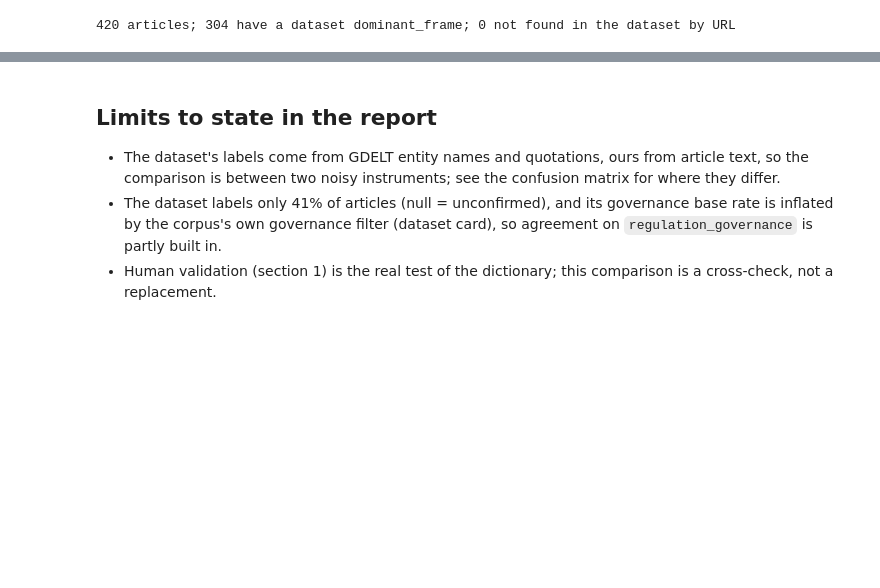
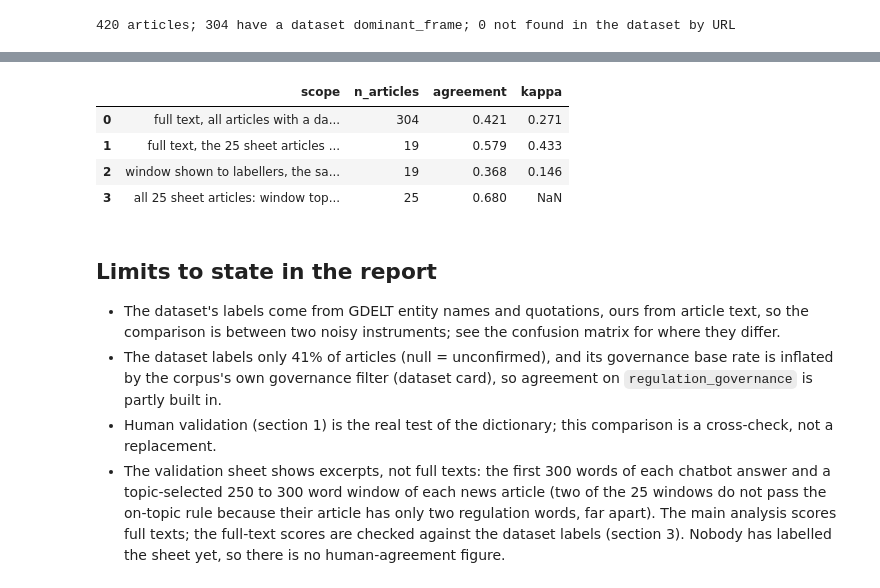
Before and after one commit to Annjnk/Text-Analytics-NLP-CA, a Jupyter notebook: 08_validation_and_dataset_labels.ipynb, the cells around one changed output, grey strips where cells are left out. Cells and saved outputs as stored; diff of their text form; code cells hidden in the pictures; blank space fills up the shorter version.

```diff
--- a/08_validation_and_dataset_labels.ipynb
+++ b/08_validation_and_dataset_labels.ipynb
@@ -275,5 +368,33 @@ ex.head(10)
+# %%
+kn = key[key["source"] == "news"].set_index("ref")
+w = cmp_.set_index("doc_id").loc[kn.index].copy(); w.index.name = "doc_id"
+w["our_top_frame_window"] = kn["lexicon_top_frame"]; w["hits_window"] = kn["lexicon_hits"].astype(int)
+w["our_top_frame_full_text"] = w["our_top_frame"]; w["hits_full_text"] = w["hits_total"].astype(int)
+w = w.join(win_info.set_index("doc_id")[["words", "passes_rule"]].rename(columns={"words": "window_words", "passes_rule": "window_passes_rule"}))
+has = w["dominant_frame"].notna()
+w["agree_window"] = np.where(has, w["our_top_frame_window"] == w["dominant_frame"], np.nan); w["agree_full_text"] = np.where(has, w["our_top_frame_full_text"] == w["dominant_frame"], np.nan)
+w.reset_index().rename(columns={"dominant_frame": "dataset_dominant_frame"})[["doc_id", "region", "dataset_dominant_frame", "our_top_frame_window", "our_top_frame_full_text", "hits_window", "hits_full_text",
+    "window_words", "window_passes_rule", "agree_window", "agree_full_text"]].to_csv(OUT / "dataset_label_comparison_windows.csv", index=False)
+
+def scope(name, a, b):
+    a, b = list(a), list(b); return {"scope": name, "n_articles": len(a), "agreement": round(float(np.mean([x == y for x, y in zip(a, b)])), 3), "kappa": round(float(cohen_kappa(a, b, LABELS)), 3) if len(a) > 1 else np.nan}
+lab = w[has]
+summ = pd.DataFrame([scope("full text, all articles with a dataset label", both["dominant_frame"], both["our_top_frame"]),
+                     scope("full text, the 25 sheet articles that have a dataset label", lab["dominant_frame"], lab["our_top_frame_full_text"]),
+                     scope("window shown to labellers, the same articles", lab["dominant_frame"], lab["our_top_frame_window"])])
+same_top = float((w["our_top_frame_window"] == w["our_top_frame_full_text"]).mean())
+summ = pd.concat([summ, pd.DataFrame([{"scope": "all 25 sheet articles: window top frame equals full-text top frame (share)", "n_articles": len(w), "agreement": round(same_top, 3), "kappa": np.nan}])], ignore_index=True)
+summ.to_csv(OUT / "dataset_label_comparison_windows_summary.csv", index=False)
+display(summ)
+# %% [output]
+|  | scope | n_articles | agreement | kappa |
+| 0 | full text, all articles with a da... | 304 | 0.421 | 0.271 |
+| 1 | full text, the 25 sheet articles ... | 19 | 0.579 | 0.433 |
+| 2 | window shown to labellers, the sa... | 19 | 0.368 | 0.146 |
+| 3 | all 25 sheet articles: window top... | 25 | 0.680 | NaN |
 # %% [markdown]
 ## Limits to state in the report
 - The dataset's labels come from GDELT entity names and quotations, ours from article text, so the comparison is between two noisy instruments; see the confusion matrix for where they differ.
 - The dataset labels only 41% of articles (null = unconfirmed), and its governance base rate is inflated by the corpus's own governance filter (dataset card), so agreement on `regulation_governance` is partly built in.
 - Human validation (section 1) is the real test of the dictionary; this comparison is a cross-check, not a replacement.
+- The validation sheet shows excerpts, not full texts: the first 300 words of each chatbot answer and a topic-selected 250 to 300 word window of each news article (two of the 25 windows do not pass the on-topic rule because their article has only two regulation words, far apart). The main analysis scores full texts; the full-text scores are checked against the dataset labels (section 3). Nobody has labelled the sheet yet, so there is no human-agreement figure.
```
Also changed, not shown: parts of 13 cells of this notebook, 8 other files.
